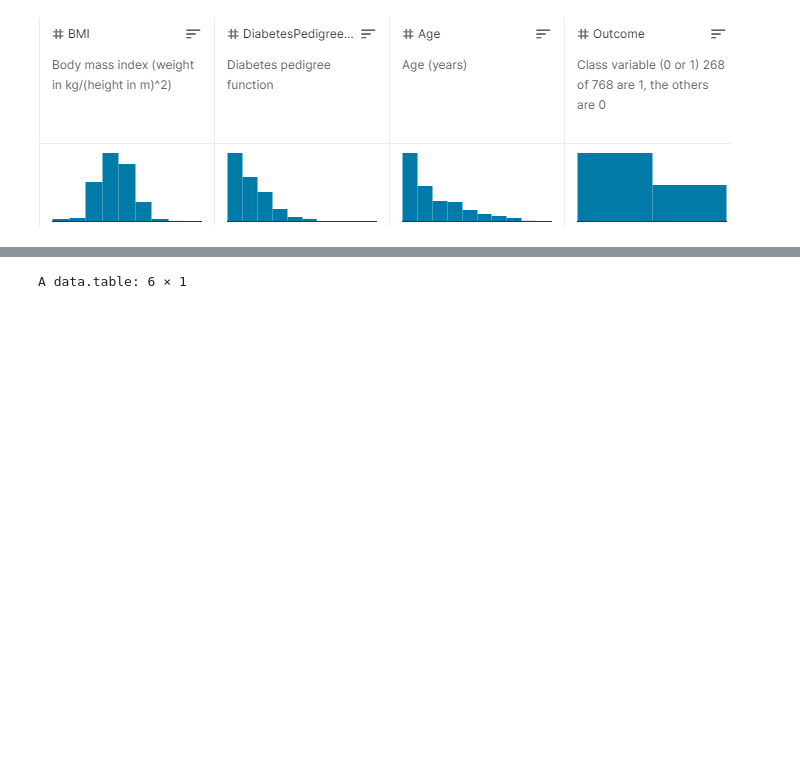
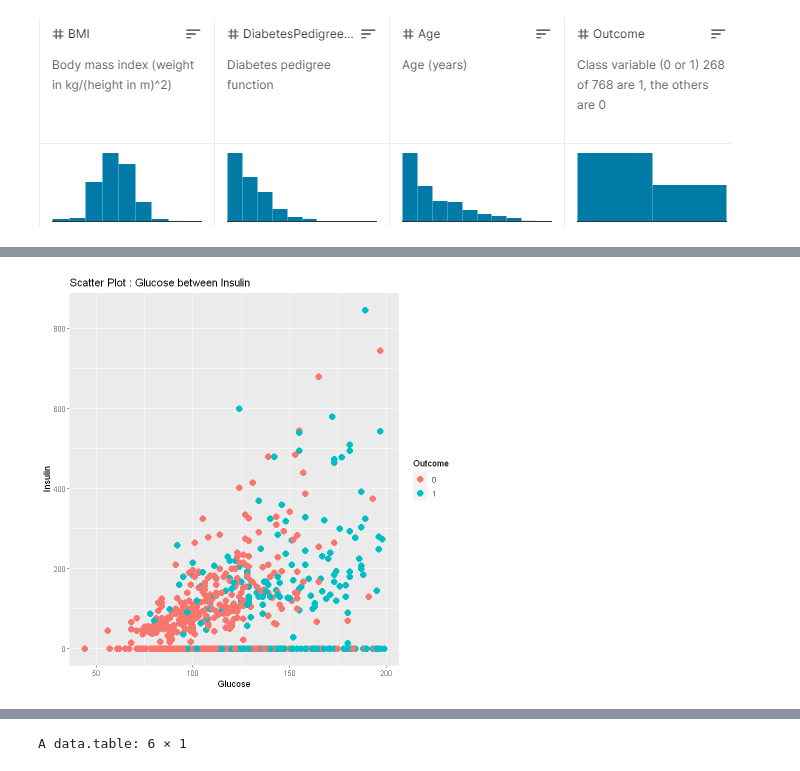
Before and after one commit to thdgmltjd123/Kaggle_PimaIndian, a Jupyter notebook: 캐글 Pima Indians diabetes.ipynb, the cells around one changed output, grey strips where cells are left out. Saved outputs shown, nothing was run; the diff lists cells and outputs as text; code cells hidden in the pictures; blank space fills up the shorter version.

```diff
--- a/캐글 Pima Indians diabetes.ipynb
+++ b/캐글 Pima Indians diabetes.ipynb
@@ -102,0 +213,4 @@ A data.table: 768 × 12
+# %%
+scatter_d(data, "Glucose", "Insulin", "Outcome")
+# %% [output]
+[figure, added]
```
Also changed, not shown: parts of 43 cells of this notebook.
